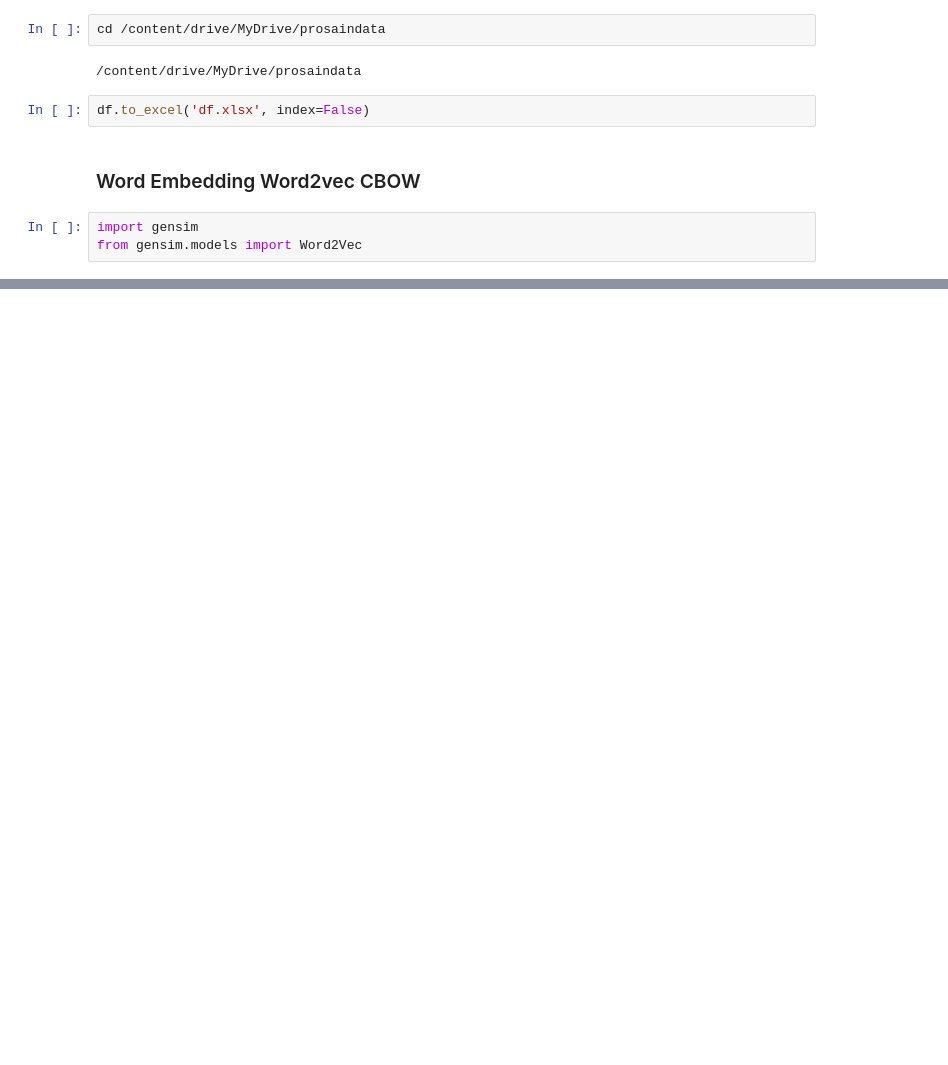
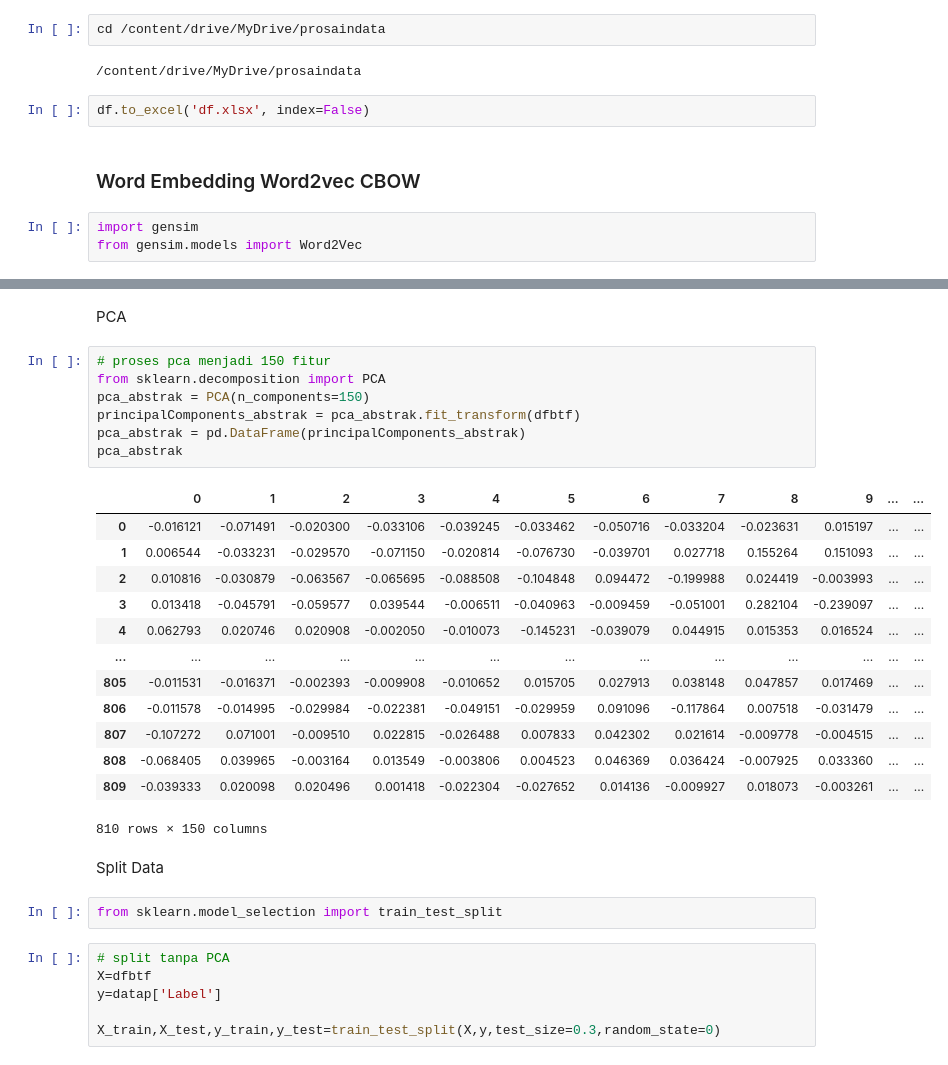
Before and after one commit to ArbilShofiyurrahman/prosaindata, a Jupyter notebook: _sources/tugas-prosaindata/21-016_Arbil Shofiyurrahman_UTS.ipynb, the cells around one changed output, grey strips where cells are left out. Drawn from its saved outputs; the diff is of its cells as text; blank space fills up the shorter version.

```diff
--- a/_sources/tugas-prosaindata/21-016_Arbil Shofiyurrahman_UTS.ipynb
+++ b/_sources/tugas-prosaindata/21-016_Arbil Shofiyurrahman_UTS.ipynb
@@ -459,0 +587,33 @@ sim_words
+# %% [markdown]
+PCA
+# %%
+# proses pca menjadi 150 fitur
+from sklearn.decomposition import PCA
+pca_abstrak = PCA(n_components=150)
+principalComponents_abstrak = pca_abstrak.fit_transform(dfbtf)
+pca_abstrak = pd.DataFrame(principalComponents_abstrak)
+pca_abstrak
+# %% [output]
+|  | 0 | 1 | 2 | 3 | 4 | 5 | 6 | 7 | 8 | 9 | ... | ... |
+| 0 | -0.016121 | -0.071491 | -0.020300 | -0.033106 | -0.039245 | -0.033462 | -0.050716 | -0.033204 | -0.023631 | 0.015197 | ... | ... |
+| 1 | 0.006544 | -0.033231 | -0.029570 | -0.071150 | -0.020814 | -0.076730 | -0.039701 | 0.027718 | 0.155264 | 0.151093 | ... | ... |
+| 2 | 0.010816 | -0.030879 | -0.063567 | -0.065695 | -0.088508 | -0.104848 | 0.094472 | -0.199988 | 0.024419 | -0.003993 | ... | ... |
+| 3 | 0.013418 | -0.045791 | -0.059577 | 0.039544 | -0.006511 | -0.040963 | -0.009459 | -0.051001 | 0.282104 | -0.239097 | ... | ... |
+| 4 | 0.062793 | 0.020746 | 0.020908 | -0.002050 | -0.010073 | -0.145231 | -0.039079 | 0.044915 | 0.015353 | 0.016524 | ... | ... |
+| ... | ... | ... | ... | ... | ... | ... | ... | ... | ... | ... | ... | ... |
+| 805 | -0.011531 | -0.016371 | -0.002393 | -0.009908 | -0.010652 | 0.015705 | 0.027913 | 0.038148 | 0.047857 | 0.017469 | ... | ... |
+| 806 | -0.011578 | -0.014995 | -0.029984 | -0.022381 | -0.049151 | -0.029959 | 0.091096 | -0.117864 | 0.007518 | -0.031479 | ... | ... |
+| 807 | -0.107272 | 0.071001 | -0.009510 | 0.022815 | -0.026488 | 0.007833 | 0.042302 | 0.021614 | -0.009778 | -0.004515 | ... | ... |
+| 808 | -0.068405 | 0.039965 | -0.003164 | 0.013549 | -0.003806 | 0.004523 | 0.046369 | 0.036424 | -0.007925 | 0.033360 | ... | ... |
+| 809 | -0.039333 | 0.020098 | 0.020496 | 0.001418 | -0.022304 | -0.027652 | 0.014136 | -0.009927 | 0.018073 | -0.003261 | ... | ... |
+810 rows × 150 columns
+# %% [markdown]
+Split Data
+# %%
+from sklearn.model_selection import train_test_split
+# %%
+# split tanpa PCA
+X=dfbtf
+y=datap['Label']
+
+X_train,X_test,y_train,y_test=train_test_split(X,y,test_size=0.3,random_state=0)
```
Also changed, not shown: parts of 26 cells of this notebook, 21 other files.
